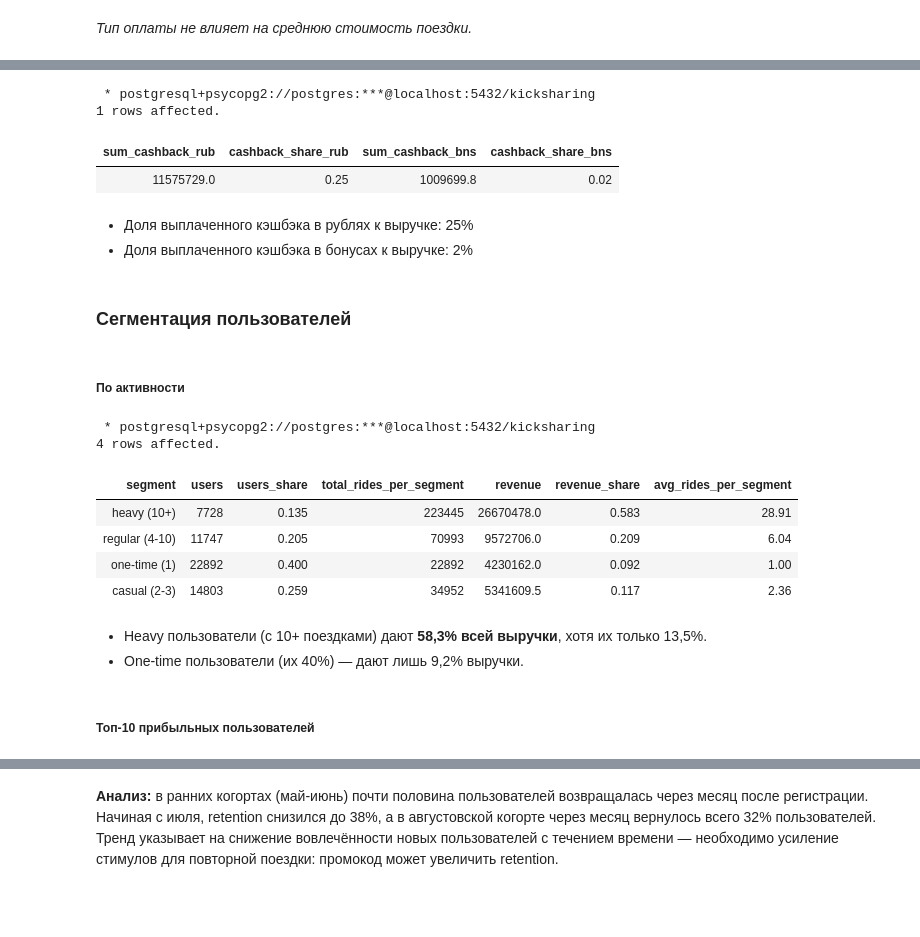
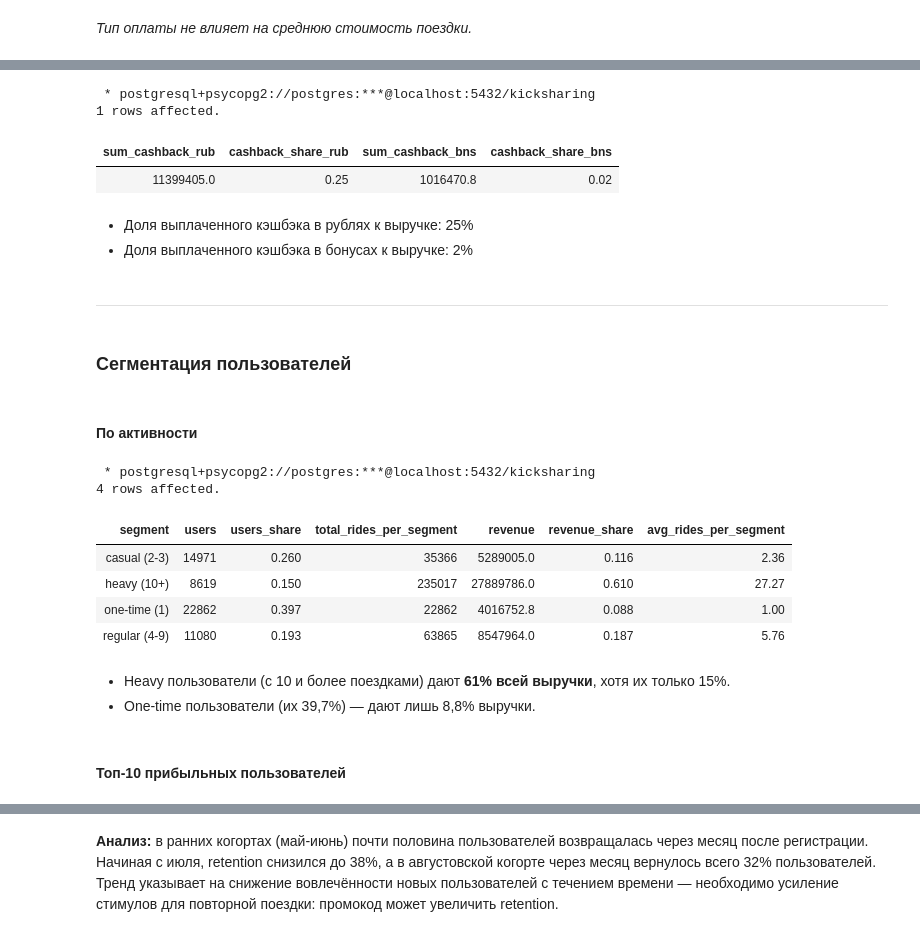
Before and after one commit to george-gh5/kicksharing-analysis, a Jupyter notebook: notebooks/3_sql_queries.ipynb, the cells around one changed output, grey strips where cells are left out. Saved outputs shown, nothing was run; the diff lists cells and outputs as text; code cells hidden in the pictures; blank space fills up the shorter version.

```diff
--- a/notebooks/3_sql_queries.ipynb
+++ b/notebooks/3_sql_queries.ipynb
@@ -399,70 +406,71 @@ _Тип оплаты не влияет на среднюю стоимость п
 # %%
 %%sql
-SELECT
-    SUM(loyalty_accrual_rub_amt) as sum_cashback_rub,
-    ROUND((SUM(loyalty_accrual_rub_amt) / SUM(nominal_price_rub_amt))::NUMERIC, 2) as cashback_share_rub,
-    SUM(loyalty_accrual_bns_amt) as sum_cashback_bns,
-    ROUND((SUM(loyalty_accrual_bns_amt) / SUM(nominal_price_rub_amt))::NUMERIC, 2) as cashback_share_bns
-FROM rides;
+select
+    sum(loyalty_accrual_rub_amt) as sum_cashback_rub,
+    round((sum(loyalty_accrual_rub_amt) / sum(nominal_price_rub_amt))::numeric, 2) as cashback_share_rub,
+    sum(loyalty_accrual_bns_amt) as sum_cashback_bns,
+    round((sum(loyalty_accrual_bns_amt) / sum(nominal_price_rub_amt))::numeric, 2) as cashback_share_bns
+from rides;
 # %% [output]
  * postgresql+psycopg2://postgres:***@localhost:5432/kicksharing
 1 rows affected.
 | sum_cashback_rub | cashback_share_rub | sum_cashback_bns | cashback_share_bns |
-| 11575729.0 | 0.25 | 1009699.8 | 0.02 |
+| 11399405.0 | 0.25 | 1016470.8 | 0.02 |
 # %% [markdown]
 - Доля выплаченного кэшбэка в рублях к выручке: 25%
 - Доля выплаченного кэшбэка в бонусах к выручке: 2%
+# %% [markdown]
+---
 # %% [markdown]
 ### Сегментация пользователей
 # %% [markdown]
-##### По активности
+#### По активности
 # %%
 %%sql
-WITH users_rides as (
-    SELECT
+with users_rides as (
+    select
         party_rk,
-        COUNT(order_rk) as rides,
-        SUM(nominal_price_rub_amt) as revenue
-    FROM rides
-    GROUP BY party_rk
+        count(order_rk) as rides,
+        sum(nominal_price_rub_amt) as revenue
+    from rides
+    group by party_rk
 ),
 segm as (
-    SELECT *,
-        CASE
-            WHEN rides = 1 THEN 'one-time (1)'
-            WHEN rides BETWEEN 2 AND 3 THEN 'casual (2-3)'
-            WHEN rides BETWEEN 4 AND 10 THEN 'regular (4-10)'
-            ELSE 'heavy (10+)'
-        END as segment
-    FROM users_rides
+    select *,
+        case
+            when rides = 1 then 'one-time (1)'
+            when rides between 2 and 3 then 'casual (2-3)'
+            when rides between 4 and 9 then 'regular (4-9)'
+            else 'heavy (10+)'
+        end as segment
+    from users_rides
 ),
 total_stats as (
-    SELECT COUNT(DISTINCT party_rk) as total_users, SUM(nominal_price_rub_amt) as total_revenue FROM rides
+    select count(distinct party_rk) as total_users, sum(nominal_price_rub_amt) as total_revenue from rides
 )
 
 SELECT
     segment,
-    COUNT(party_rk) as users,
-    ROUND(COUNT(party_rk) / (SELECT total_users FROM total_stats)::NUMERIC, 3) as users_share,
-    SUM(rides) as total_rides_per_segment,
-    SUM(revenue) as revenue,
-    ROUND((SUM(revenue) / (SELECT total_revenue FROM total_stats))::NUMERIC, 3) as revenue_share,
-    ROUND(AVG(rides), 2) as avg_rides_per_segment
-FROM segm
-GROUP BY segment
-LIMIT 10;
+    count(party_rk) as users,
+    round(count(party_rk) / (select total_users from total_stats)::numeric, 3) as users_share,
+    sum(rides) as total_rides_per_segment,
+    sum(revenue) as revenue,
+    round((sum(revenue) / (select total_revenue from total_stats))::numeric, 3) as revenue_share,
+    round(avg(rides), 2) as avg_rides_per_segment
+from segm
+group by segment;
 # %% [output]
  * postgresql+psycopg2://postgres:***@localhost:5432/kicksharing
 4 rows affected.
 | segment | users | users_share | total_rides_per_segment | revenue | revenue_share | avg_rides_per_segment |
-| heavy (10+) | 7728 | 0.135 | 223445 | 26670478.0 | 0.583 | 28.91 |
-| regular (4-10) | 11747 | 0.205 | 70993 | 9572706.0 | 0.209 | 6.04 |
-| one-time (1) | 22892 | 0.400 | 22892 | 4230162.0 | 0.092 | 1.00 |
-| casual (2-3) | 14803 | 0.259 | 34952 | 5341609.5 | 0.117 | 2.36 |
+| casual (2-3) | 14971 | 0.260 | 35366 | 5289005.0 | 0.116 | 2.36 |
+| heavy (10+) | 8619 | 0.150 | 235017 | 27889786.0 | 0.610 | 27.27 |
+| one-time (1) | 22862 | 0.397 | 22862 | 4016752.8 | 0.088 | 1.00 |
+| regular (4-9) | 11080 | 0.193 | 63865 | 8547964.0 | 0.187 | 5.76 |
 # %% [markdown]
-- Heavy пользователи (с 10+ поездками) дают **58,3% всей выручки**, хотя их только 13,5%.
-- One-time пользователи (их 40%) — дают лишь 9,2% выручки.
+- Heavy пользователи (с 10 и более поездками) дают **61% всей выручки**, хотя их только 15%.
+- One-time пользователи (их 39,7%) — дают лишь 8,8% выручки.
 # %% [markdown]
-##### Топ-10 прибыльных пользователей
+#### Топ-10 прибыльных пользователей
 # %%
 %%sql
```
Also changed, not shown: parts of 70 cells of this notebook.
